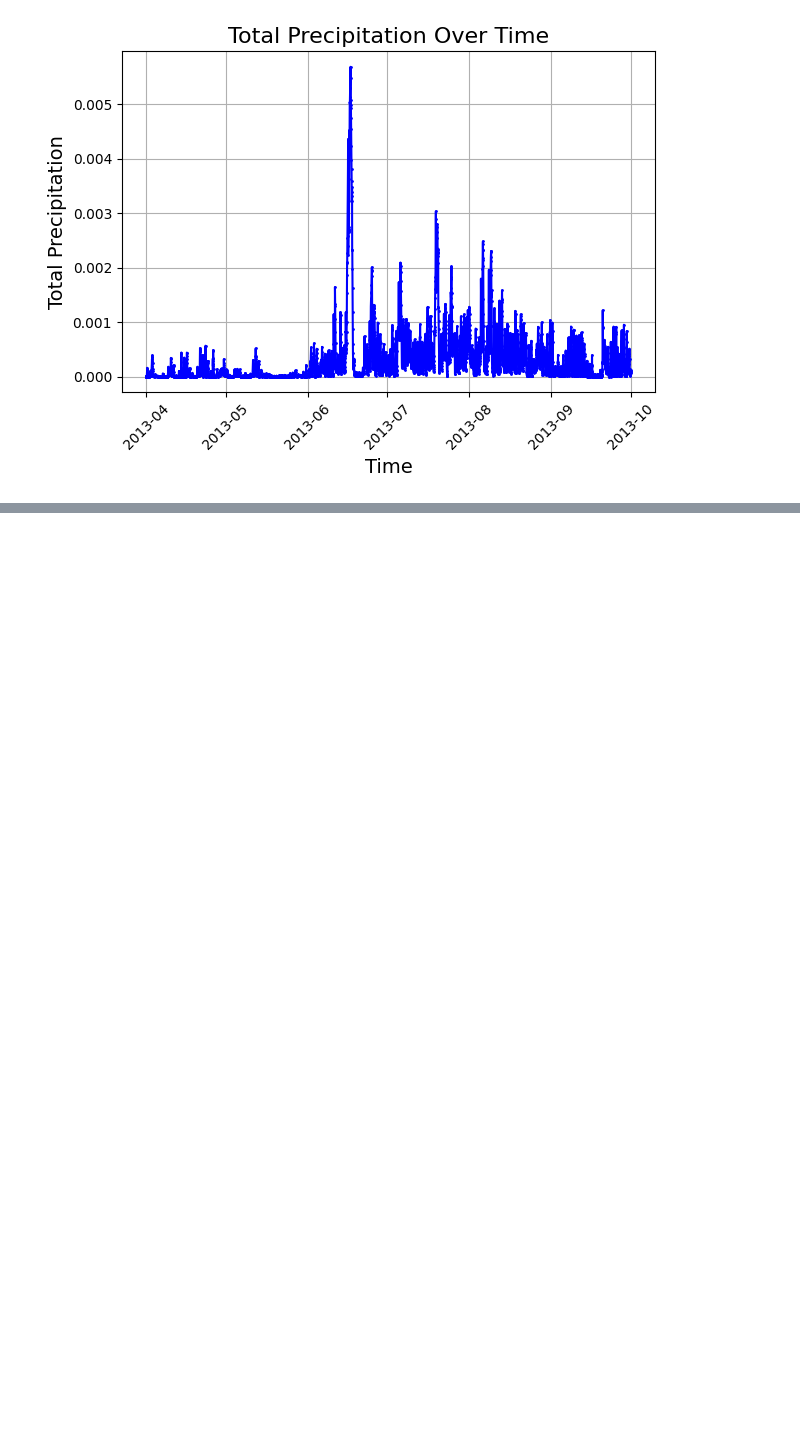
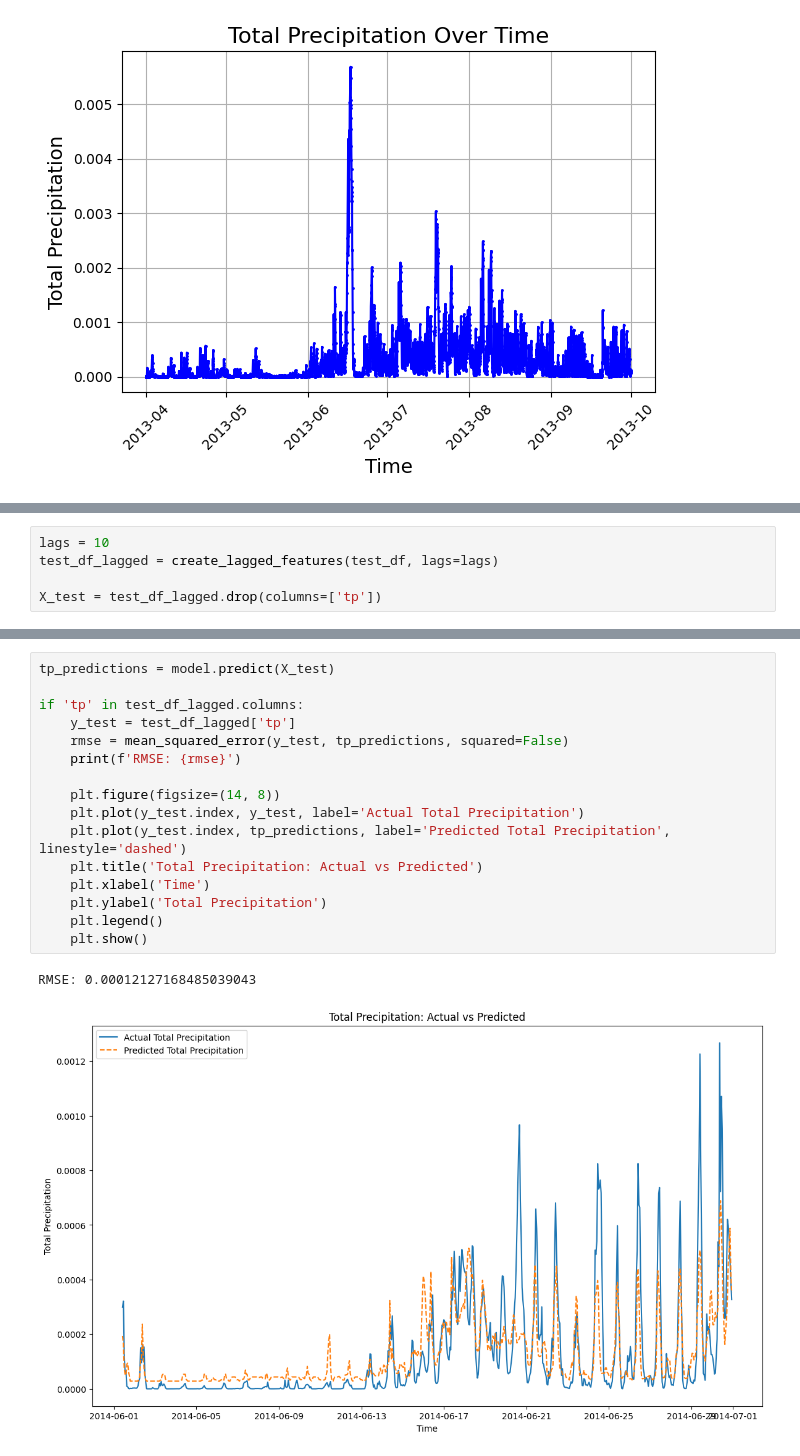
Before and after one commit to sidhu2690/ERA5, a Jupyter notebook: Simple_model.ipynb, the cells around one changed output, grey strips where cells are left out. Cells and saved outputs as stored; diff of their text form; blank space fills up the shorter version.

```diff
--- a/Simple_model.ipynb
+++ b/Simple_model.ipynb
@@ -183,0 +209,5 @@ plt.show()
+# %%
+lags = 10
+test_df_lagged = create_lagged_features(test_df, lags=lags)
+
+X_test = test_df_lagged.drop(columns=['tp'])
@@ -183,0 +234,19 @@ plt.show()
+# %%
+tp_predictions = model.predict(X_test)
+
+if 'tp' in test_df_lagged.columns:
+    y_test = test_df_lagged['tp']
+    rmse = mean_squared_error(y_test, tp_predictions, squared=False)
+    print(f'RMSE: {rmse}')
+
+    plt.figure(figsize=(14, 8))
+    plt.plot(y_test.index, y_test, label='Actual Total Precipitation')
+    plt.plot(y_test.index, tp_predictions, label='Predicted Total Precipitation', linestyle='dashed')
+    plt.title('Total Precipitation: Actual vs Predicted')
+    plt.xlabel('Time')
+    plt.ylabel('Total Precipitation')
+    plt.legend()
+    plt.show()
+# %% [output]
+RMSE: 0.00012127168485039043
+[figure, added]
```
Also changed, not shown: parts of 17 cells of this notebook.
